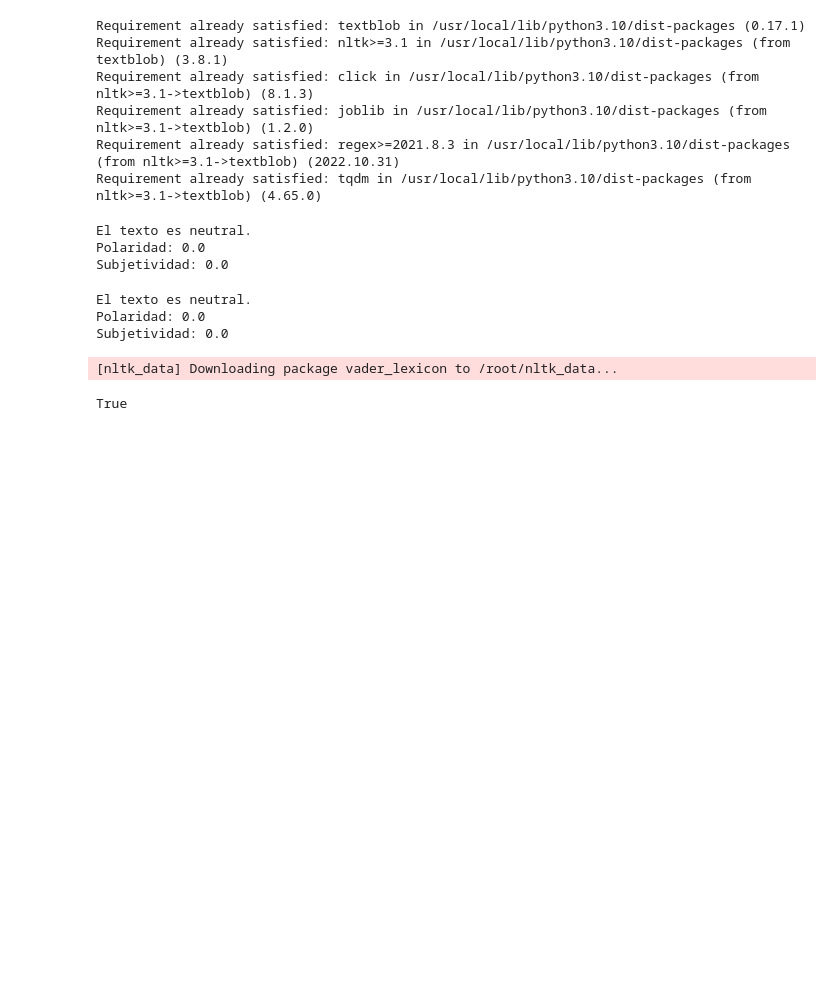
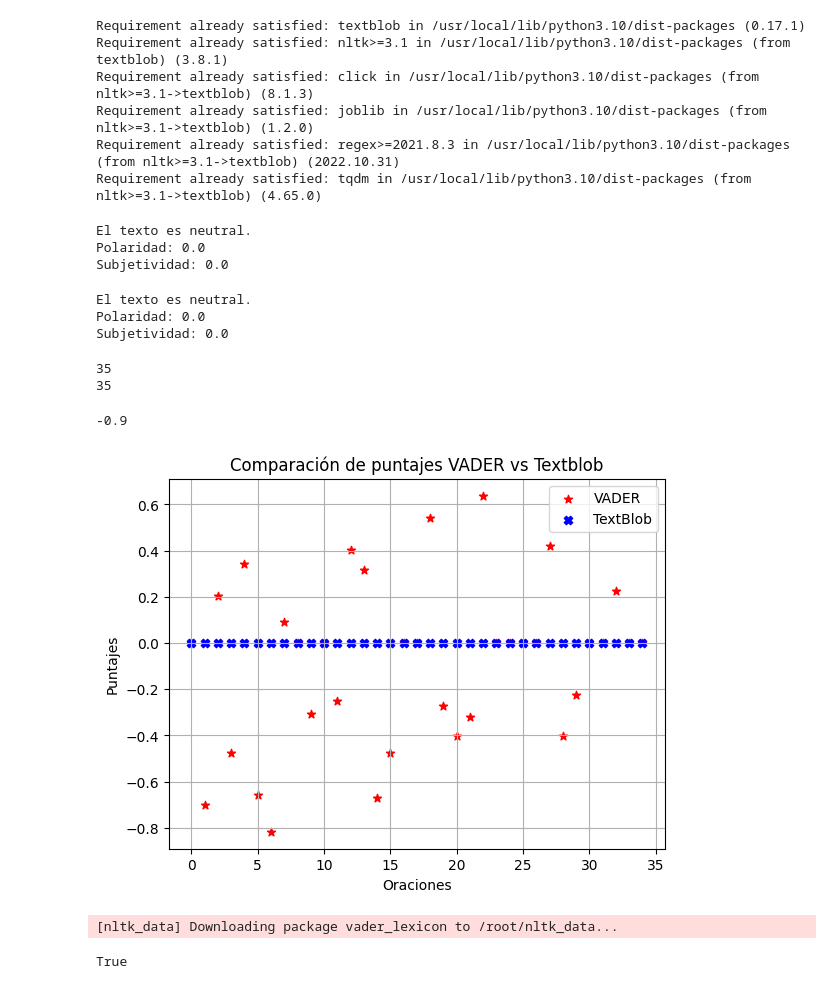
Before and after one commit to jofsanchezci/PLN_A, a Jupyter notebook: PLN_A_2.ipynb, the cells around one changed output. Cells and saved outputs as stored; diff of their text form; code cells hidden in the pictures; blank space fills up the shorter version.

```diff
--- a/PLN_A_2.ipynb
+++ b/PLN_A_2.ipynb
@@ -284,3 +284,12 @@ df
 | 32 | Positivo | Neutral |
 | 33 | Neutral | Neutral |
 | 34 | Neutral | Neutral |
+# %%
+#Sacar un porcentaje de los aciertos de VADER en español
+#score_en_l_N
+#score_es_l_N
+count=0
+for i in range(len(score_en_l_N)):
+  if score_en_l_N[i]==score_es_l_N[i]:
+    count+=1
+print('El porcentaje de acierto: ', count/len(score_en_l_N))
@@ -337,3 +348,49 @@ print("Subjetividad:", subjetividad_en)
 El texto es neutral.
 Polaridad: 0.0
 Subjetividad: 0.0
+# %%
+#Repetir el ejercicio de los dos poemas
+#leer los archivos y colocar en cada frase la función de polaridad de sentimientos
+
+archivo_in = open("poema_in.txt","r")
+texto_in=archivo_in.readlines()
+print(len(texto_in))
+
+archivo_Es = open("poema_es.txt","r")
+texto_Es=archivo_Es.readlines()
+print(len(texto_Es))
+# %% [output]
+35
+35
+# %%
+#Se crea una función para el analisis de cada sentencia del poema
+def score_textblob(sentence):
+  blob = TextBlob(sentence)
+  s= blob.sentiment
+  return s.polarity
+# %%
+#Usamos la función anterior
+score_textblob(texto_in[6])
+# %% [output]
+-0.9
+# %%
+#Se crean las listas con los score del sentimiento
+lscore_in=[]
+lscore_es=[]
+for i in range(len(texto_in)):
+  lscore_in.append(score_textblob(texto_in[i]))
+  lscore_es.append(score_textblob(texto_Es[i]))
+# %%
+#Se crea la grafica de comparación
+import matplotlib.pylab as plt
+ora_=range(len(texto_in))
+plt.scatter(ora_,score_en, c='r',marker= '*', label='VADER')
+plt.scatter(ora_,lscore_es, c='b',marker= 'X', label='TextBlob')
+plt.xlabel('Oraciones')
+plt.ylabel('Puntajes')
+plt.title('Comparación de puntajes VADER vs Textblob')
+plt.legend()
+plt.grid()
+plt.show()
+# %% [output]
+[figure, added]
```
Also changed, not shown: parts of 32 cells of this notebook, 3 other files.
